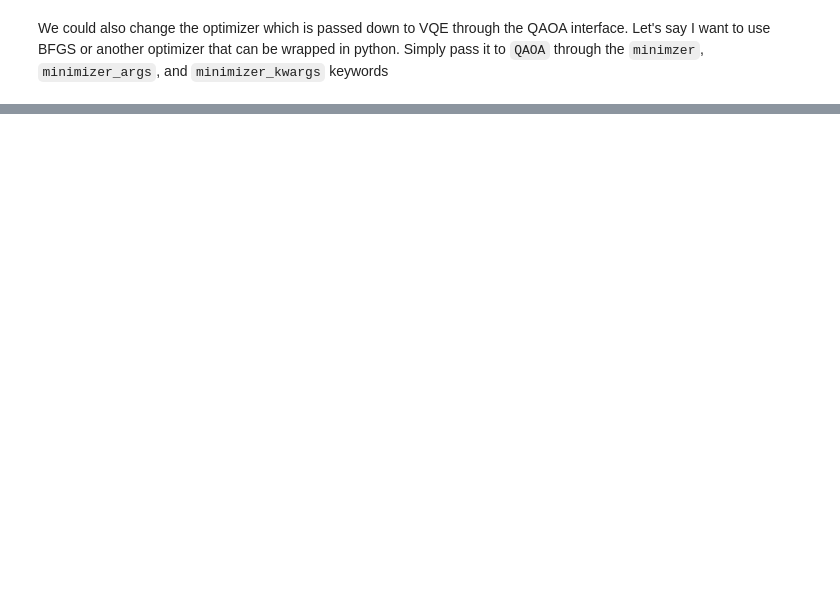
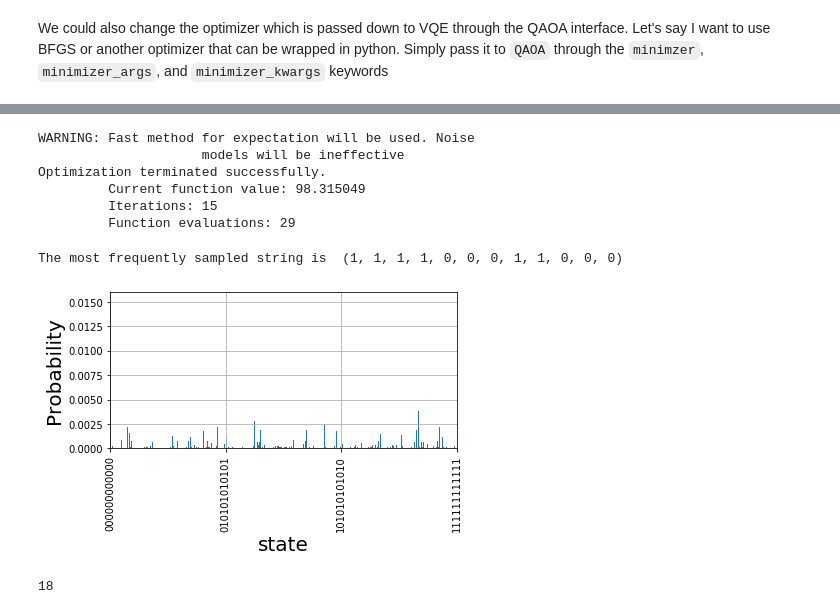
Before and after one commit to rigetti/grove, a Jupyter notebook: grove/pyqaoa/getting-started/QAOA_overview_maxcut.ipynb, the cells around one changed output, grey strips where cells are left out. Drawn from its saved outputs; the diff is of its cells as text; code cells hidden in the pictures; blank space fills up the shorter version.

```diff
--- a/grove/pyqaoa/getting-started/QAOA_overview_maxcut.ipynb
+++ b/grove/pyqaoa/getting-started/QAOA_overview_maxcut.ipynb
@@ -199,0 +325,66 @@ with local_forest_runtime():
+# %%
+cost_operators = []
+driver_operators = []
+for i, j in graph.edges():
+    cost_operators.append(PauliTerm("Z", i, 0.5)*PauliTerm("Z", j) + PauliTerm("I", 0, -0.5))
+for i in graph.nodes():
+    driver_operators.append(PauliSum([PauliTerm("X", i, 1.0)]))
+# %%
+prog = pq.Program()
+for i in graph.nodes():
+    prog.inst(H(i))
+# %%
+# Be careful, I think there is a reference to an external variable floating around with the ring cut instance.
+from pyquil.api import local_forest_runtime
+from pyquil import get_qc, Program
+def k_regular_maxcut_with_particular_p(p):
+    with local_forest_runtime():
+        qvm = get_qc(f'{num_vertices}q-qvm')
+        cut_inst = QAOA(qvm, range(len(graph.nodes())), steps=p, ref_ham=driver_operators, cost_ham=cost_operators,
+                        driver_ref=prog, store_basis=True, rand_seed=42)
+    betas, gammas = cut_inst.get_angles()
+    from collections import Counter
+
+    # get the parameterized program
+    param_prog = cut_inst.get_parameterized_program()
+    sampling_prog = param_prog(np.hstack((betas, gammas)))
+
+    # use the run_and_measure QVM API to prepare a circuit and then measure on the qubits
+    with local_forest_runtime():
+        qvm = get_qc(f'{num_vertices}q-qvm')
+        bitstring_samples = qvm.run_and_measure(sampling_prog, 1000)
+        shots = np.array([bitstring_samples[qubit] for qubit in sorted(bitstring_samples)]).T
+        bitstring_tuples = map(tuple, shots)
+
+    # aggregate the statistics
+    freq = Counter(bitstring_tuples)
+    most_frequent_bit_string = max(freq, key=lambda x: freq[x])
+    print("The most frequently sampled string is ", most_frequent_bit_string)
+    n_qubits = graph.number_of_nodes()
+    t = np.hstack((betas, gammas))
+    probs = cut_inst.probabilities(t)
+    plot(cut_inst, probs)
+    return most_frequent_bit_string
+# %%
+cut = k_regular_maxcut_with_particular_p(1)
+# %% [output]
+WARNING: Fast method for expectation will be used. Noise
+                     models will be ineffective
+Optimization terminated successfully.
+         Current function value: 98.315049
+         Iterations: 15
+         Function evaluations: 29
+The most frequently sampled string is  (1, 1, 1, 1, 0, 0, 0, 1, 1, 0, 0, 0)
+[figure, added]
+# %%
+from networkx.algorithms.cuts import cut_size
+def cut_to_cut_set(cut):
+    cut_set = []
+    for i, node in enumerate(cut):
+        if node == 1:
+            cut_set.append(i)
+    cut_size(graph, cut_set)
+    return cut_set
+cut_size(graph, cut_to_cut_set(cut))
+# %% [output]
+18
```
Also changed, not shown: parts of 14 cells of this notebook.
